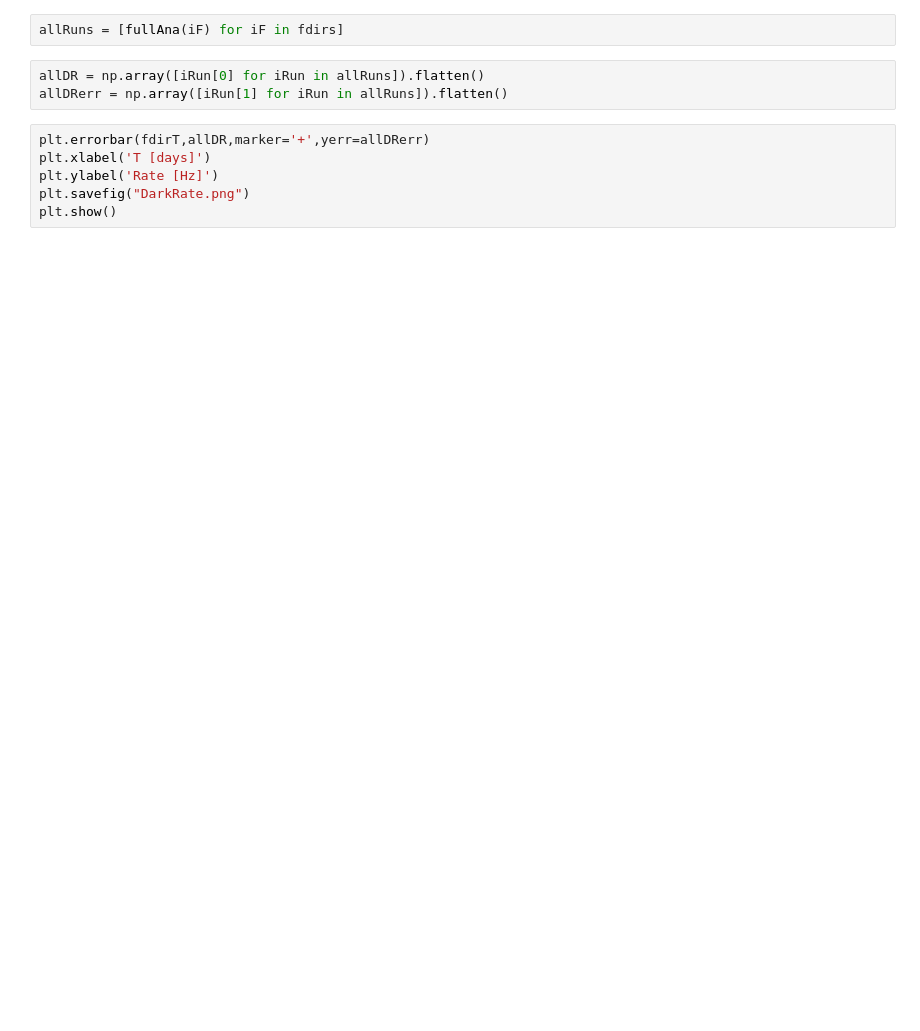
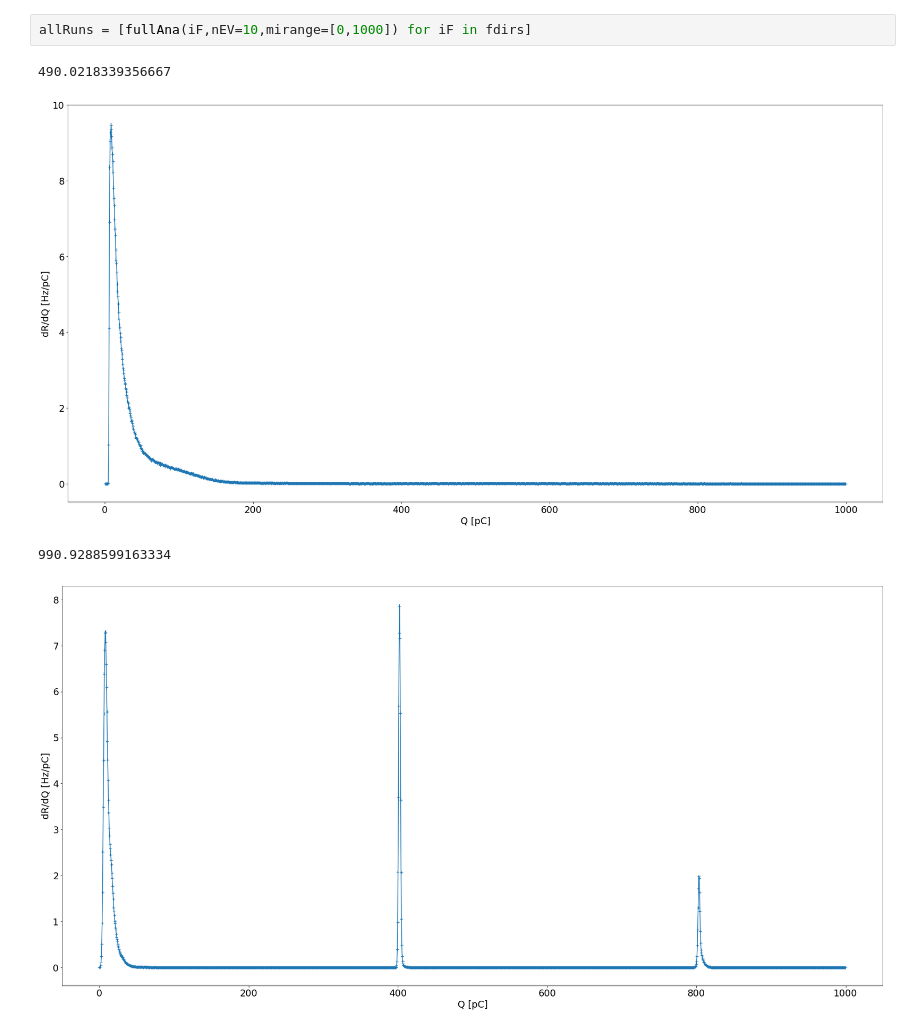
Before and after one commit to PenningLab/DDC10Ana, a Jupyter notebook: LStest.ipynb, the cells around one changed output. Saved outputs shown, nothing was run; the diff lists cells and outputs as text; blank space fills up the shorter version.

```diff
--- a/LStest.ipynb
+++ b/LStest.ipynb
@@ -121,11 +136,7 @@ NameError: name 'plot' is not defined
 # %%
-allRuns = [fullAna(iF) for iF in fdirs]
+allRuns = [fullAna(iF,nEV=10,mirange=[0,1000]) for iF in fdirs]
+# %% [output]
+490.0218339356667
+[figure, added]
+990.9288599163334
+[figure, added]
-# %%
-allDR = np.array([iRun[0] for iRun in allRuns]).flatten()
-allDRerr = np.array([iRun[1] for iRun in allRuns]).flatten()
-# %%
-plt.errorbar(fdirT,allDR,marker='+',yerr=allDRerr)
-plt.xlabel('T [days]')
-plt.ylabel('Rate [Hz]')
-plt.savefig("DarkRate.png")
-plt.show()
```
Also changed, not shown: parts of 7 cells of this notebook, 2 other files.
